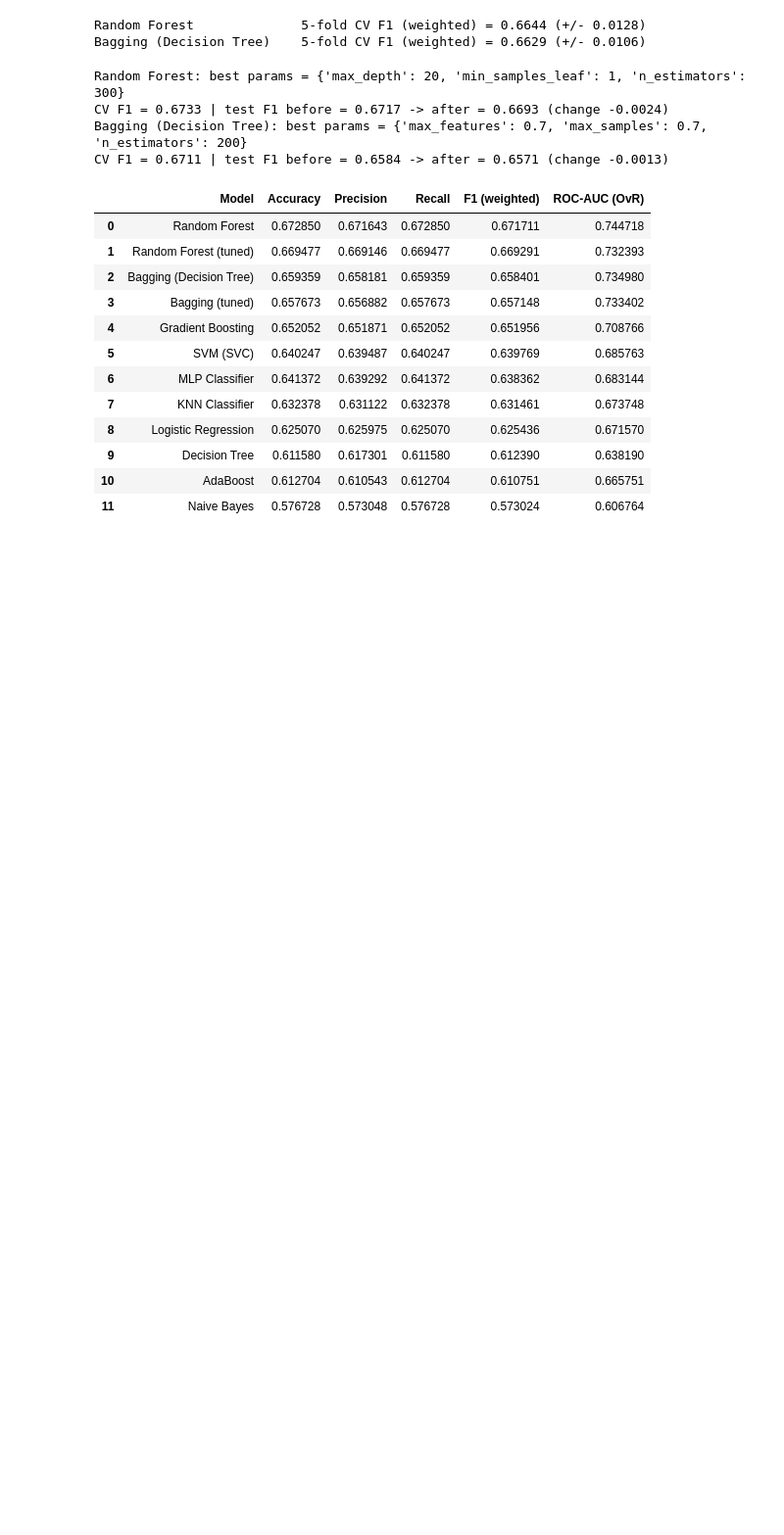
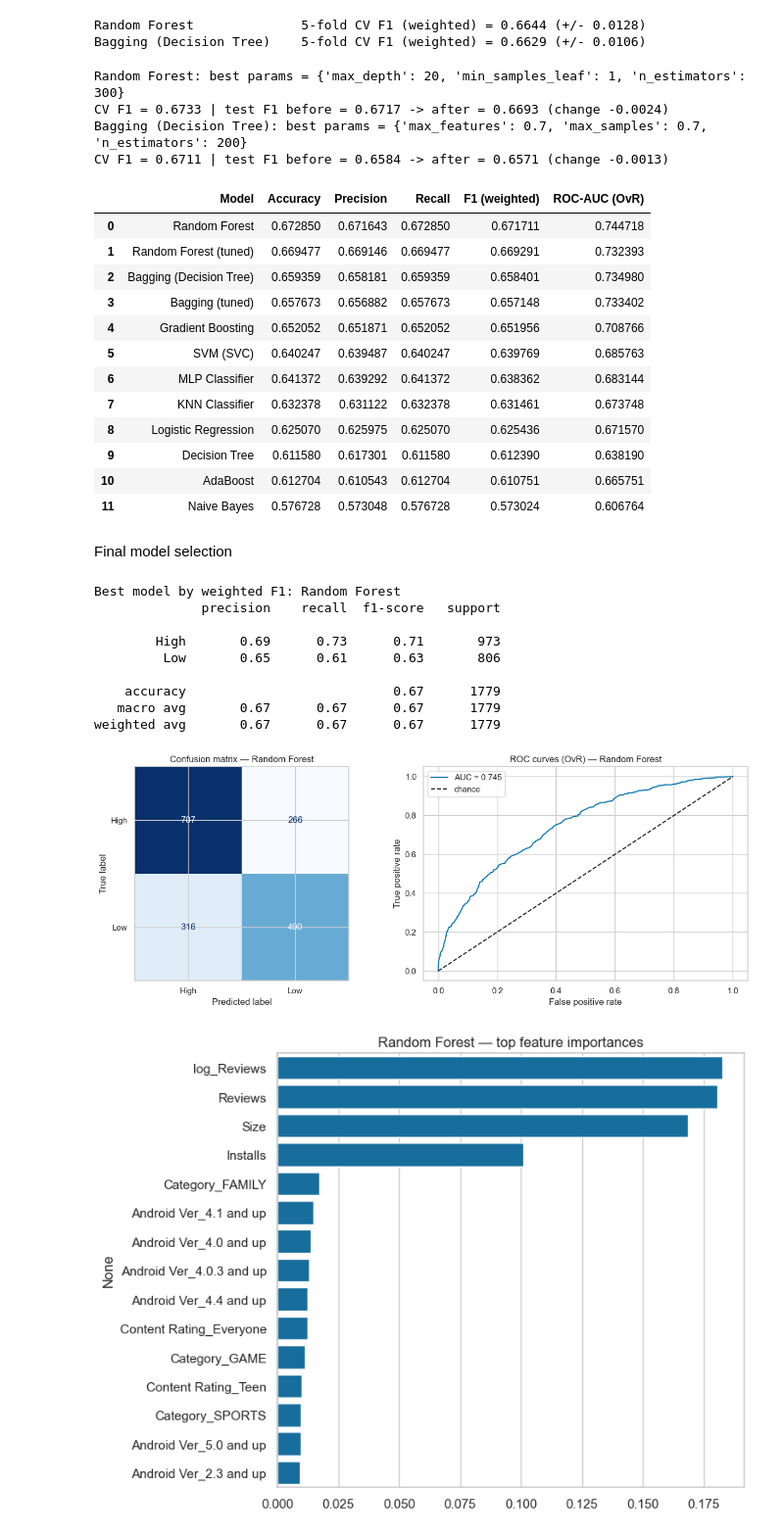
Before and after one commit to Kamalini29/ML-Capstone, a Jupyter notebook: notebooks/Classification.ipynb, the cells around one changed output. Shown at 98% size. Cells and saved outputs as stored; diff of their text form; code cells hidden in the pictures; blank space fills up the shorter version.

Commit message:
Added final model selection

```diff
--- a/notebooks/Classification.ipynb
+++ b/notebooks/Classification.ipynb
@@ -689,3 +689,55 @@ CV F1 = 0.6711 | test F1 before = 0.6584 -> after = 0.6571 (change -0.0013)
 | 9 | Decision Tree | 0.611580 | 0.617301 | 0.611580 | 0.612390 | 0.638190 |
 | 10 | AdaBoost | 0.612704 | 0.610543 | 0.612704 | 0.610751 | 0.665751 |
 | 11 | Naive Bayes | 0.576728 | 0.573048 | 0.576728 | 0.573024 | 0.606764 |
+# %% [markdown]
+Final model selection
+# %%
+best_name = final_df.iloc[0]["Model"]
+best_model = all_classification_models[best_name]
+best_pred = best_model.predict(X_test_scaled)
+print("Best model by weighted F1:", best_name)
+print(classification_report(y_test, best_pred, target_names=[str(c) for c in le.classes_]))
+
+fig, axes = plt.subplots(1, 2, figsize=(13, 5))
+ConfusionMatrixDisplay(confusion_matrix(y_test, best_pred), display_labels=le.classes_).plot(
+    cmap="Blues", colorbar=False, ax=axes[0])
+axes[0].set_title(f"Confusion matrix — {best_name}")
+
+# ROC curves (One-vs-Rest)
+proba = get_proba(best_model)
+if n_classes == 2:
+    fpr, tpr, _ = roc_curve(y_test, proba[:, 1])
+    axes[1].plot(fpr, tpr, label=f"AUC = {auc(fpr, tpr):.3f}")
+else:
+    Y = label_binarize(y_test, classes=list(range(n_classes)))
+    for i, cls in enumerate(le.classes_):
+        fpr, tpr, _ = roc_curve(Y[:, i], proba[:, i])
+        axes[1].plot(fpr, tpr, label=f"{cls} (AUC = {auc(fpr, tpr):.3f})")
+axes[1].plot([0, 1], [0, 1], "k--", label="chance")
+axes[1].set_xlabel("False positive rate"); axes[1].set_ylabel("True positive rate")
+axes[1].set_title(f"ROC curves (OvR) — {best_name}"); axes[1].legend()
+plt.tight_layout()
+plt.savefig("../models/clf_best_model_cm_roc.png", bbox_inches="tight")
+plt.show()
+
+# Feature importance, if the winning model exposes it
+if hasattr(best_model, "feature_importances_"):
+    imp = pd.Series(best_model.feature_importances_, index=X_train_scaled.columns).sort_values(ascending=False).head(15)
+    plt.figure(figsize=(8, 6))
+    sns.barplot(x=imp.values, y=imp.index)
+    plt.title(f"{best_name} — top feature importances")
+    plt.tight_layout()
+    plt.savefig("../models/clf_best_model_importance.png", bbox_inches="tight")
+    plt.show()
+# %% [output]
+Best model by weighted F1: Random Forest
+              precision    recall  f1-score   support
+
+        High       0.69      0.73      0.71       973
+         Low       0.65      0.61      0.63       806
+
+    accuracy                           0.67      1779
+   macro avg       0.67      0.67      0.67      1779
+weighted avg       0.67      0.67      0.67      1779
+[figure, added]
+[figure, added]
```
